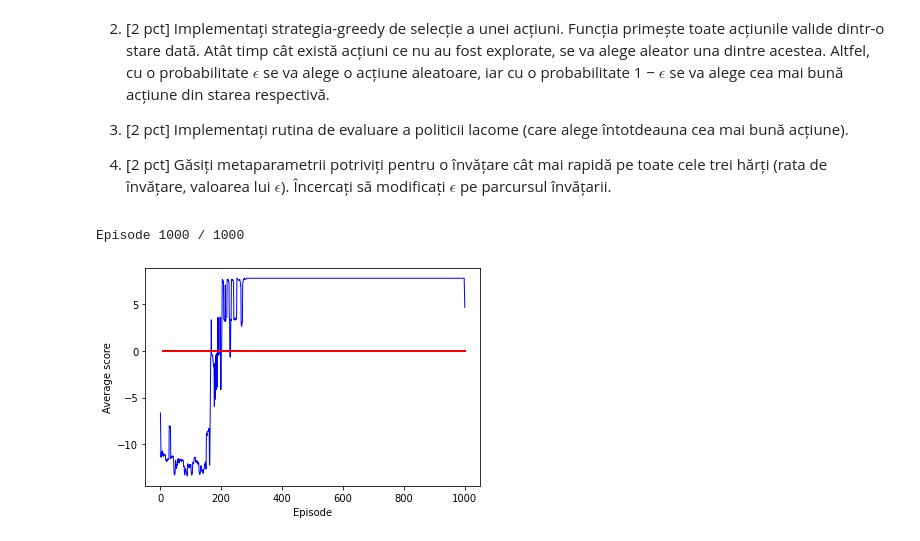
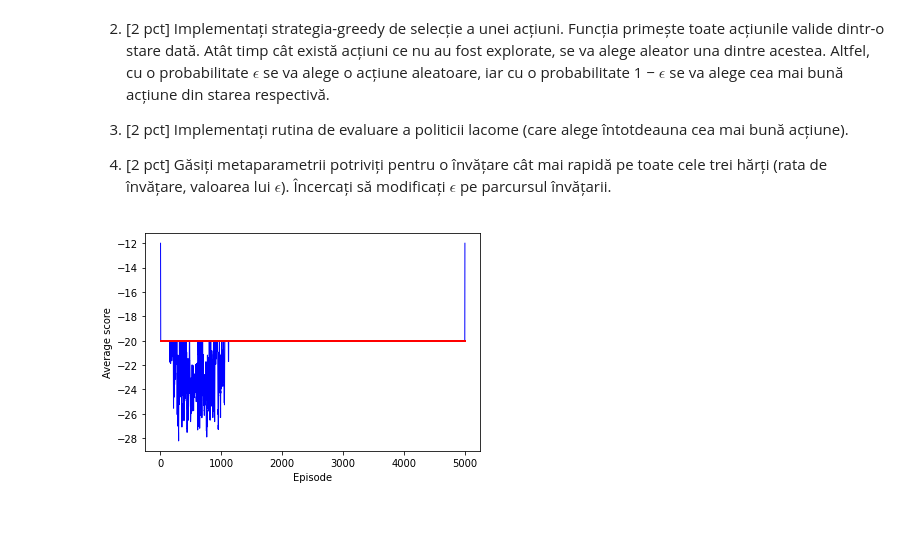
Before and after one commit to teodutu/ML, a Jupyter notebook: Laboratoare/Lab7/Laborator_7.ipynb, the cells around one changed output. Saved outputs shown, nothing was run; the diff lists cells and outputs as text; code cells hidden in the pictures.

```diff
--- a/Laboratoare/Lab7/Laborator_7.ipynb
+++ b/Laboratoare/Lab7/Laborator_7.ipynb
@@ -27,19 +28,19 @@ from IPython.display import clear_output
 ## Parametrii necesari rulării
 # %%
 # File to read map from
-MAP_NAME = "mini_map" #@param ["mini_map", "big_map", "huge_map"]
+MAP_NAME = "huge_map" #@param ["mini_map", "big_map", "huge_map"]
 
 # Meta-parameters
 
-LEARNING_RATE = 0.8 #@param {type: "slider", min: 0.001, max: 1.0, step: 0.01}
-DISCOUNT_FACTOR = 0.9 #@param {type: "slider", min: 0.01, max: 1.0, step: 0.01}
+LEARNING_RATE = 1 #@param {type: "slider", min: 0.001, max: 1.0, step: 0.01}
+DISCOUNT_FACTOR = 0.7 #@param {type: "slider", min: 0.01, max: 1.0, step: 0.01}
 
 # Probabilit to choose a random action
-EPSILON = 0 #@param {type: "slider", min: 0.0, max:1.0, step: 0.05, default: 0.05}
+EPSILON = 0.05 #@param {type: "slider", min: 0.0, max:1.0, step: 0.05, default: 0.05}
 
 
 # Training and evaluation episodes
-TRAIN_EPISODES = 1000 #@param {type: "slider", min: 1, max: 20000, default: 1000}
+TRAIN_EPISODES = 5000 #@param {type: "slider", min: 1, max: 20000, default: 1000}
 
 # Evaluate after specified number of episodes
 EVAL_EVERY = 10 #@aram {type: "slider", min: 0, max: 1000}
@@ -214,18 +215,21 @@ def get_legal_actions(str_state):
 def epsilon_greedy(Q, state, legal_actions, epsilon):
     # TODO (2) : Epsilon greedy
     unexplored_actions = [a for a in legal_actions if (state, a) not in Q]
-
     if unexplored_actions:
         return choice(unexplored_actions)
 
-    if random() < epsilon:
+    if random() <= epsilon:
         return choice(legal_actions)
     return best_action(Q, state, legal_actions)
 
 
 def best_action(Q, state, legal_actions):
     # TODO (3) : Best action
-    results = [(a, Q[state, a]) for a in legal_actions if (state, a) in Q]
+    results = []
+    for a in legal_actions:
+        t = (a, Q[state, a]) if (state, a) in Q else (a, 0)
+        results.append(t)
+
     return max(results, key = lambda t: t[1])[0]
 
 
@@ -234,13 +238,17 @@ def q_learning():
     train_scores = []
     eval_scores = []
     initial_state = get_initial_state(MAP_NAME)
+
     epsilon = EPSILON
+    learning_rate = LEARNING_RATE
 
     for train_ep in range(1, TRAIN_EPISODES+1):
-        clear_output(wait=True)
+        # clear_output(wait=True)
         score = 0
         state = deepcopy(initial_state)
-        epsilon -= 0.2 * epsilon
+
+        # epsilon *= 0.9
+        # learning_rate *= 0.9
 
         if VERBOSE:
             display_state(state); sleep(SLEEP_TIME)
@@ -248,7 +256,7 @@ def q_learning():
 
         while not is_final_state(state, score):
             actions = get_legal_actions(state)
-            action = epsilon_greedy(Q, state, actions, EPSILON)
+            action = epsilon_greedy(Q, state, actions, epsilon)
 
             new_state, reward, msg = apply_action(state, action)
             score += reward
@@ -261,16 +269,16 @@ def q_learning():
                 [val for (s, a), val in Q.items() if s == new_state],
                 default=0
             )
-            Q[(state, action)] += LEARNING_RATE *\
+            Q[(state, action)] += learning_rate *\
                 (reward + DISCOUNT_FACTOR * best_val - Q[(state, action)])
+
+            state = new_state
 
             if VERBOSE:
                 print(msg); display_state(state); sleep(SLEEP_TIME)
                 clear_output(wait=True)
 
-            state = new_state
-
-        print(f"Episode {train_ep} / {TRAIN_EPISODES}")
+        # print(f"Episode {train_ep} / {TRAIN_EPISODES}")
         train_scores.append(score)
 
         # evaluate the greedy policy
@@ -278,34 +286,40 @@ def q_learning():
             avg_score = .0
 
             # TODO (4) : Evaluate
+            st = deepcopy(initial_state)
+
+            while not is_final_state(st, avg_score):
+                action = best_action(Q, st, get_legal_actions(st))
+                st, reward, _ = apply_action(st, action)
+                avg_score += reward
+
             eval_scores.append(avg_score)
 
     # --------------------------------------------------------------------------
     if FINAL_SHOW:
         state = deepcopy(initial_state)
         while not is_final_state(state, score):
             action = best_action(Q, state, get_legal_actions(state))
             state, _, msg = apply_action(state, action)
             print(msg); display_state(state); sleep(SLEEP_TIME)
             clear_output(wait=True)
 
     if PLOT_SCORE:
         from matplotlib import pyplot as plt
         import numpy as np
         plt.xlabel("Episode")
         plt.ylabel("Average score")
         plt.plot(
             np.linspace(1, TRAIN_EPISODES, TRAIN_EPISODES),
             np.convolve(train_scores, [0.2,0.2,0.2,0.2,0.2], "same"),
             linewidth = 1.0, color = "blue"
         )
         plt.plot(
             np.linspace(EVAL_EVERY, TRAIN_EPISODES, len(eval_scores)),
                         eval_scores, linewidth = 2.0, color = "red"
         )
         plt.show()
 
 q_learning()
 # %% [output]
-Episode 1000 / 1000
-[figure, old version]
+[figure, new version]
```
Also changed, not shown: parts of 2 cells of this notebook.
